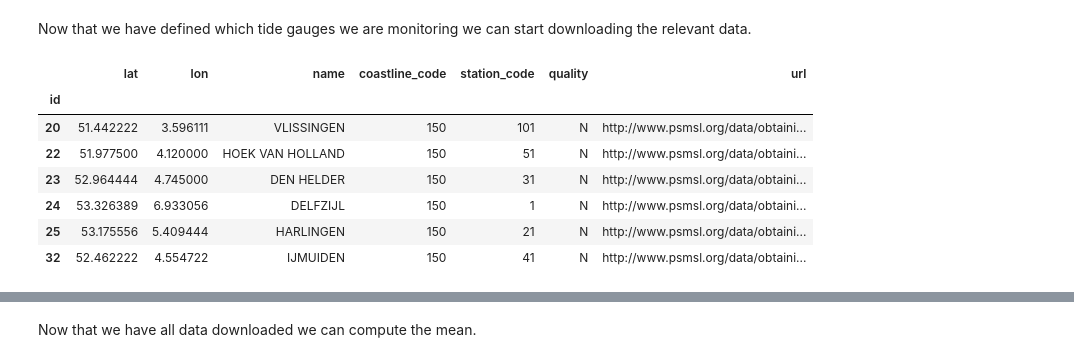
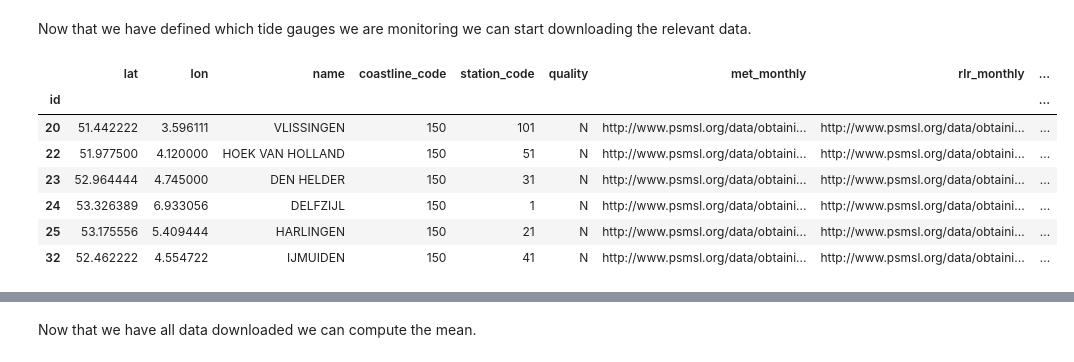
Before and after one commit to openearth/sealevel, a Jupyter notebook: notebooks/dutch-sea-level-monitor.ipynb, the cells around one changed output, grey strips where cells are left out. Cells and saved outputs as stored; diff of their text form; code cells hidden in the pictures.

```diff
--- a/notebooks/dutch-sea-level-monitor.ipynb
+++ b/notebooks/dutch-sea-level-monitor.ipynb
@@ -204,15 +112,21 @@ main_stations_idx
 [20, 22, 23, 24, 25, 32]
 # %%
 # download the zipfile
-resp = requests.get(urls[dataset_name])
 
-# we can read the zipfile
-stream = io.BytesIO(resp.content)
-zf = zipfile.ZipFile(stream)
+zipfiles = {}
+
+
+for dataset_name in psmsl_urls:
+    resp = requests.get(psmsl_urls[dataset_name])
+
+    # we can read the zipfile
+    stream = io.BytesIO(resp.content)
+    zf = zipfile.ZipFile(stream)
+    zipfiles[dataset_name] = zf
 
 # this list contains a table of
 # station ID, latitude, longitude, station name, coastline code, station code, and quality flag
-csvtext = zf.read('{}/filelist.txt'.format(dataset_name))
+csvtext = zipfiles[dataset_name].read('{}/filelist.txt'.format(dataset_name))
 
 stations = pandas.read_csv(
     io.BytesIO(csvtext),
@@ -273,33 +187,37 @@ Now that we have defined which tide gauges we are monitoring we can start downlo
 # stations that we are using for our computation
 # define the name formats for the relevant files
 names = {
-    'datum': '{dataset}/RLR_info/{id}.txt',
-    'diagram': '{dataset}/RLR_info/{id}.png',
+    'datum': '{dataset_name}/RLR_info/{id}.txt',
+    'diagram': '{dataset_name}/RLR_info/{id}.png',
     'url': 'http://www.psmsl.org/data/obtaining/rlr.diagrams/{id}.php',
-    'data': '{dataset}/data/{id}.rlrdata',
-    'doc': '{dataset}/docu/{id}.txt',
-    'contact': '{dataset}/docu/{id}_auth.txt'
+    'rlr_monthly': '{dataset_name}/data/{id}.rlrdata',
+    'rlr_annual': '{dataset_name}/data/{id}.rlrdata',
+    'met_monthly': '{dataset_name}/data/{id}.metdata',
+    'doc': '{dataset_name}/docu/{id}.txt',
+    'contact': '{dataset_name}/docu/{id}_auth.txt'
 }
 # %%
-def get_url(station, dataset):
+def get_url(station, dataset_name):
     """return the url of the station information (diagram and datum)"""
     info = dict(
-        dataset=dataset,
+        dataset_name=dataset_name,
         id=station.name
     )
     url = names['url'].format(**info)
     return url
-# fill in the dataset parameter using the global dataset_name
-f = functools.partial(get_url, dataset=dataset_name)
-# compute the url for each station
-selected_stations['url'] = selected_stations.apply(f, axis=1)
+
+for dataset_name in psmsl_urls:
+    # fill in the dataset parameter using the global dataset_name
+    f = functools.partial(get_url, dataset_name=dataset_name)
+    # compute the url for each station
+    selected_stations[dataset_name] = selected_stations.apply(f, axis=1)
 selected_stations
 # %% [output]
-|  | lat | lon | name | coastline_code | station_code | quality | url |
-| id |  |  |  |  |  |  |  |
-| 20 | 51.442222 | 3.596111 | VLISSINGEN | 150 | 101 | N | http://www.psmsl.org/data/obtaini... |
-| 22 | 51.977500 | 4.120000 | HOEK VAN HOLLAND | 150 | 51 | N | http://www.psmsl.org/data/obtaini... |
-| 23 | 52.964444 | 4.745000 | DEN HELDER | 150 | 31 | N | http://www.psmsl.org/data/obtaini... |
-| 24 | 53.326389 | 6.933056 | DELFZIJL | 150 | 1 | N | http://www.psmsl.org/data/obtaini... |
-| 25 | 53.175556 | 5.409444 | HARLINGEN | 150 | 21 | N | http://www.psmsl.org/data/obtaini... |
-| 32 | 52.462222 | 4.554722 | IJMUIDEN | 150 | 41 | N | http://www.psmsl.org/data/obtaini... |
+|  | lat | lon | name | coastline_code | station_code | quality | met_monthly | rlr_monthly | ... |
+| id |  |  |  |  |  |  |  |  | ... |
+| 20 | 51.442222 | 3.596111 | VLISSINGEN | 150 | 101 | N | http://www.psmsl.org/data/obtaini... | http://www.psmsl.org/data/obtaini... | ... |
+| 22 | 51.977500 | 4.120000 | HOEK VAN HOLLAND | 150 | 51 | N | http://www.psmsl.org/data/obtaini... | http://www.psmsl.org/data/obtaini... | ... |
+| 23 | 52.964444 | 4.745000 | DEN HELDER | 150 | 31 | N | http://www.psmsl.org/data/obtaini... | http://www.psmsl.org/data/obtaini... | ... |
+| 24 | 53.326389 | 6.933056 | DELFZIJL | 150 | 1 | N | http://www.psmsl.org/data/obtaini... | http://www.psmsl.org/data/obtaini... | ... |
+| 25 | 53.175556 | 5.409444 | HARLINGEN | 150 | 21 | N | http://www.psmsl.org/data/obtaini... | http://www.psmsl.org/data/obtaini... | ... |
+| 32 | 52.462222 | 4.554722 | IJMUIDEN | 150 | 41 | N | http://www.psmsl.org/data/obtaini... | http://www.psmsl.org/data/obtaini... | ... |
```
Also changed, not shown: parts of 26 cells of this notebook, 13 other files.
